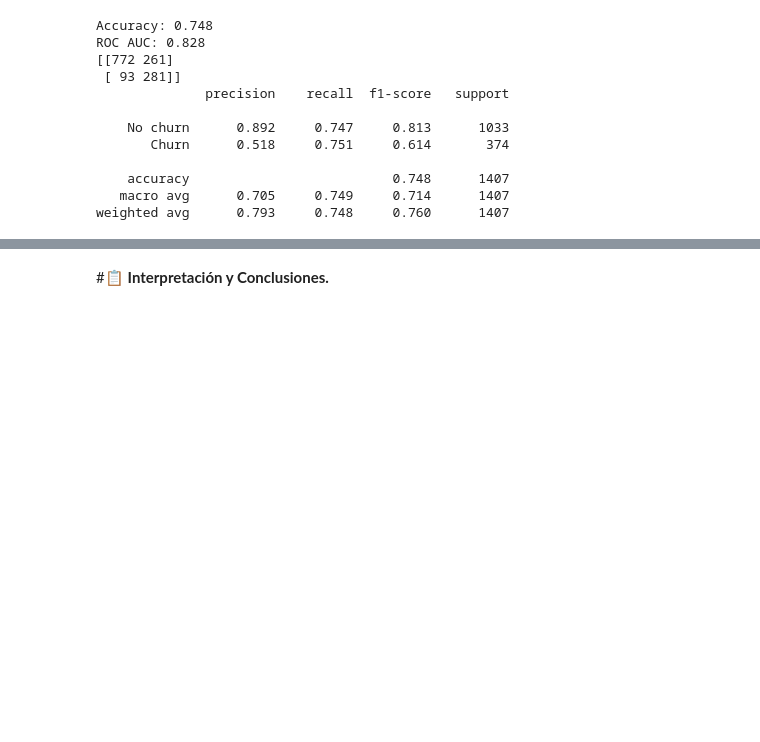
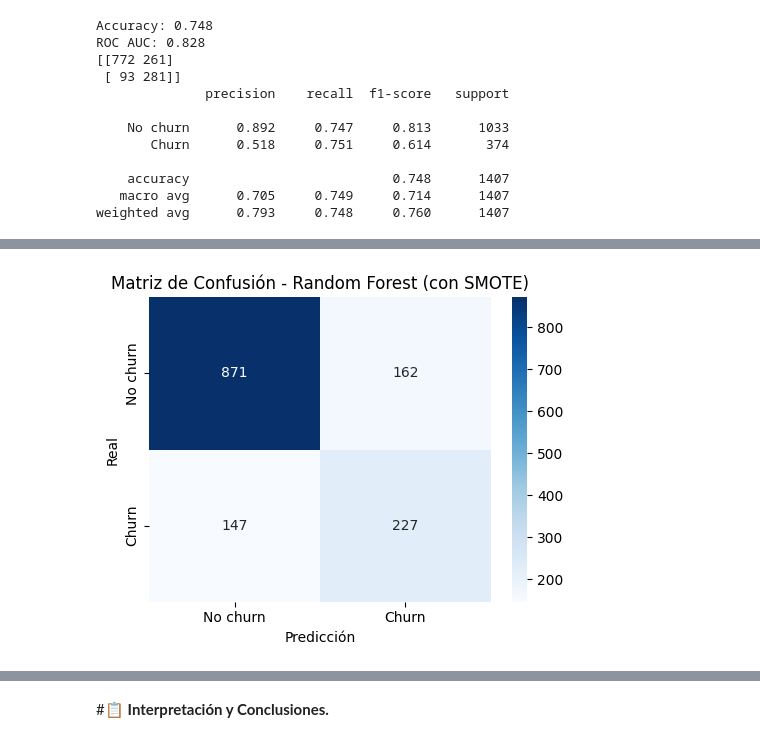
Before and after one commit to EuniceGarcia503/Challenge3_TelecomX_LATAM_parte_II, a Jupyter notebook: Challenge_TelecomX_parte_II.ipynb, the cells around one changed output, grey strips where cells are left out. Cells and saved outputs as stored; diff of their text form; code cells hidden in the pictures; blank space fills up the shorter version.

Commit message:
Agrego código para modelo de árbol de decisión simple y random forest. Agrego interpretación de métricas, conclusión para ambos modelos y recomendaciones para mejorarlos.

```diff
--- a/Challenge_TelecomX_parte_II.ipynb
+++ b/Challenge_TelecomX_parte_II.ipynb
@@ -1227,0 +1295,7 @@ weighted avg      0.793     0.748     0.760      1407
+# %%
+# ---------- Random Forest CON SMOTE (entrenado en X_train_bal, y_train_bal) ----------
+random_forest_sm = RandomForestClassifier(
+    n_estimators=400, max_depth=None, min_samples_split=2, min_samples_leaf=1,
+    random_state=42, n_jobs=-1
+)
+random_forest_sm.fit(X_train_bal, y_train_bal)
@@ -1227,0 +1304,4 @@ weighted avg      0.793     0.748     0.760      1407
+# %%
+##Evaluar el modelo.
+y_pred_rm_sm = random_forest_sm.predict(X_test_enc)
+y_proba_rm_sm = random_forest_sm.predict_proba(X_test_enc)[:, 1]
@@ -1227,0 +1333,12 @@ weighted avg      0.793     0.748     0.760      1407
+# %%
+#Código para matriz de confusión.
+# ---- Matriz de confusión
+cm = confusion_matrix(y_test, y_pred_rm_sm)
+plt.figure(figsize=(5,4))
+sns.heatmap(cm, annot=True, fmt="d", cmap="Blues",
+            xticklabels=["No churn","Churn"], yticklabels=["No churn","Churn"])
+plt.title("Matriz de Confusión - Random Forest (con SMOTE)")
+plt.xlabel("Predicción"); plt.ylabel("Real")
+plt.tight_layout(); plt.show()
+# %% [output]
+[figure, added]
```
Also changed, not shown: parts of 23 cells of this notebook.
